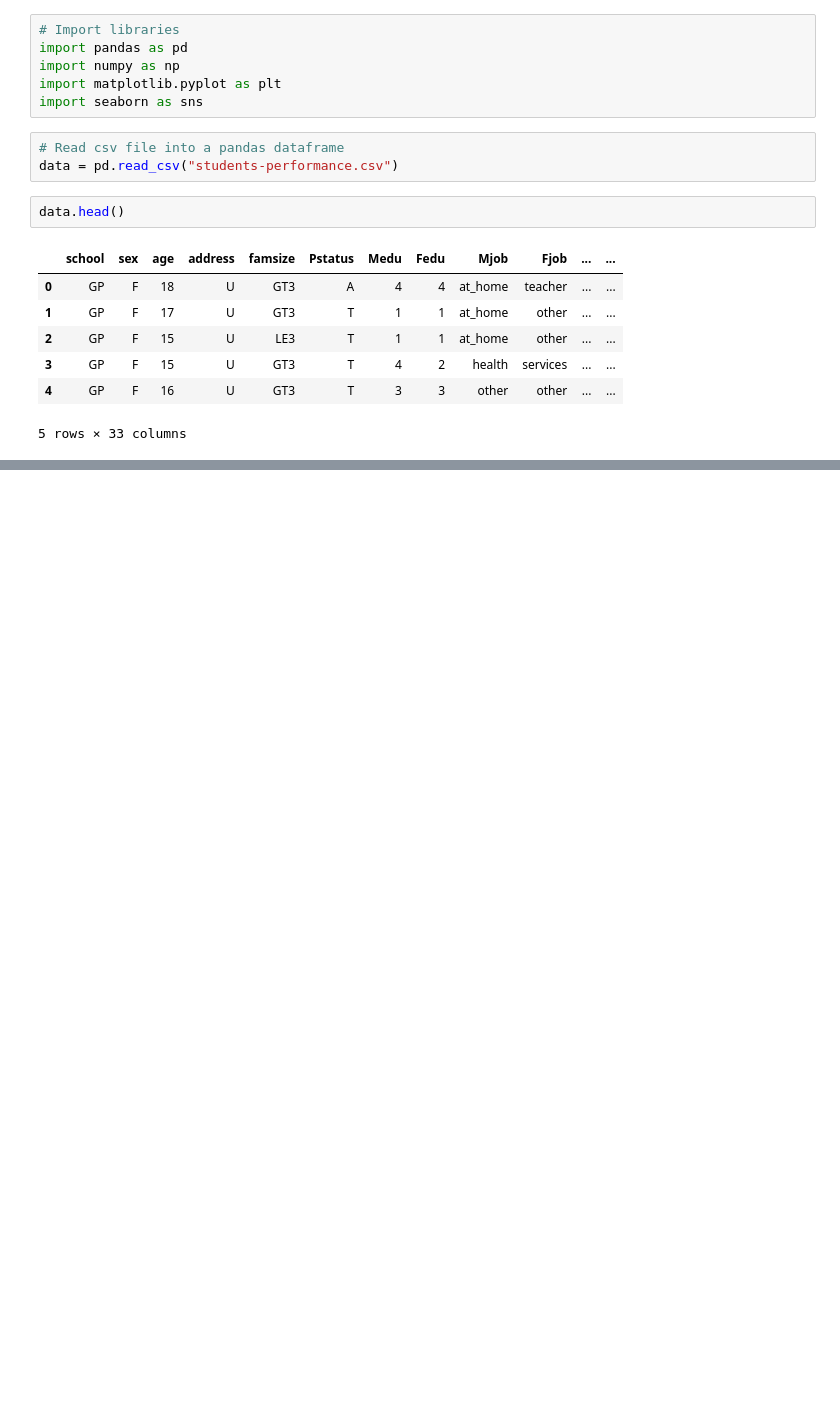
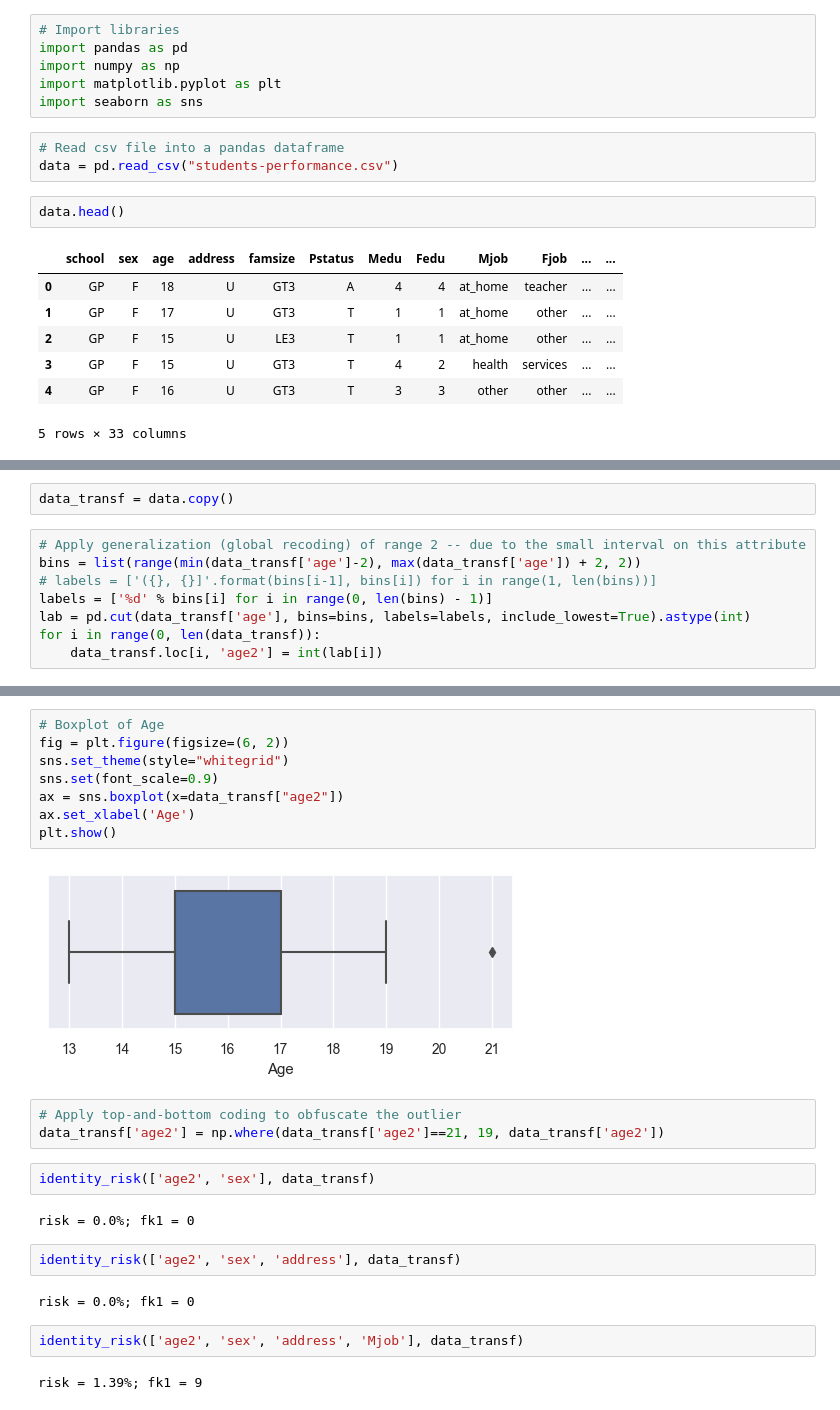
Before and after one commit to tmcarvalho/hands-on-data-deidentification, a Jupyter notebook: S4-Privacy-preserving techniques.ipynb, the cells around one changed output, grey strips where cells are left out. Saved outputs shown, nothing was run; the diff lists cells and outputs as text; blank space fills up the shorter version.

```diff
--- a/S4-Privacy-preserving techniques.ipynb
+++ b/S4-Privacy-preserving techniques.ipynb
@@ -54,0 +117,10 @@ at the end, show barplots with the utility
+# %%
+data_transf = data.copy()
+# %%
+# Apply generalization (global recoding) of range 2 -- due to the small interval on this attribute
+bins = list(range(min(data_transf['age']-2), max(data_transf['age']) + 2, 2))
+# labels = ['({}, {}]'.format(bins[i-1], bins[i]) for i in range(1, len(bins))]
+labels = ['%d' % bins[i] for i in range(0, len(bins) - 1)]
+lab = pd.cut(data_transf['age'], bins=bins, labels=labels, include_lowest=True).astype(int)
+for i in range(0, len(data_transf)):
+    data_transf.loc[i, 'age2'] = int(lab[i])
@@ -54,0 +162,25 @@ at the end, show barplots with the utility
+# %%
+# Boxplot of Age
+fig = plt.figure(figsize=(6, 2))
+sns.set_theme(style="whitegrid")
+sns.set(font_scale=0.9)
+ax = sns.boxplot(x=data_transf["age2"])
+ax.set_xlabel('Age')
+plt.show()
+# %% [output]
+[figure, added]
+# %%
+# Apply top-and-bottom coding to obfuscate the outlier
+data_transf['age2'] = np.where(data_transf['age2']==21, 19, data_transf['age2'])
+# %%
+identity_risk(['age2', 'sex'], data_transf)
+# %% [output]
+risk = 0.0%; fk1 = 0
+# %%
+identity_risk(['age2', 'sex', 'address'], data_transf)
+# %% [output]
+risk = 0.0%; fk1 = 0
+# %%
+identity_risk(['age2', 'sex', 'address', 'Mjob'], data_transf)
+# %% [output]
+risk = 1.39%; fk1 = 9
```
Also changed, not shown: parts of 37 cells of this notebook, 1 other file.
